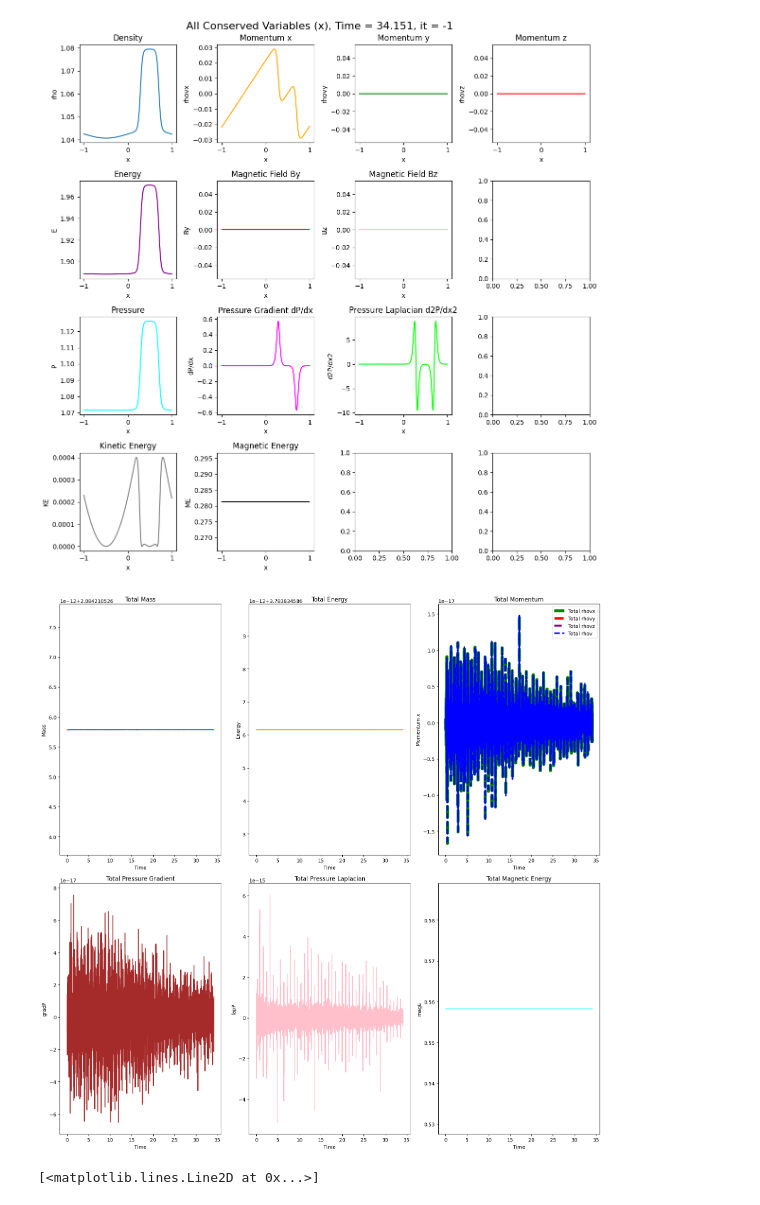
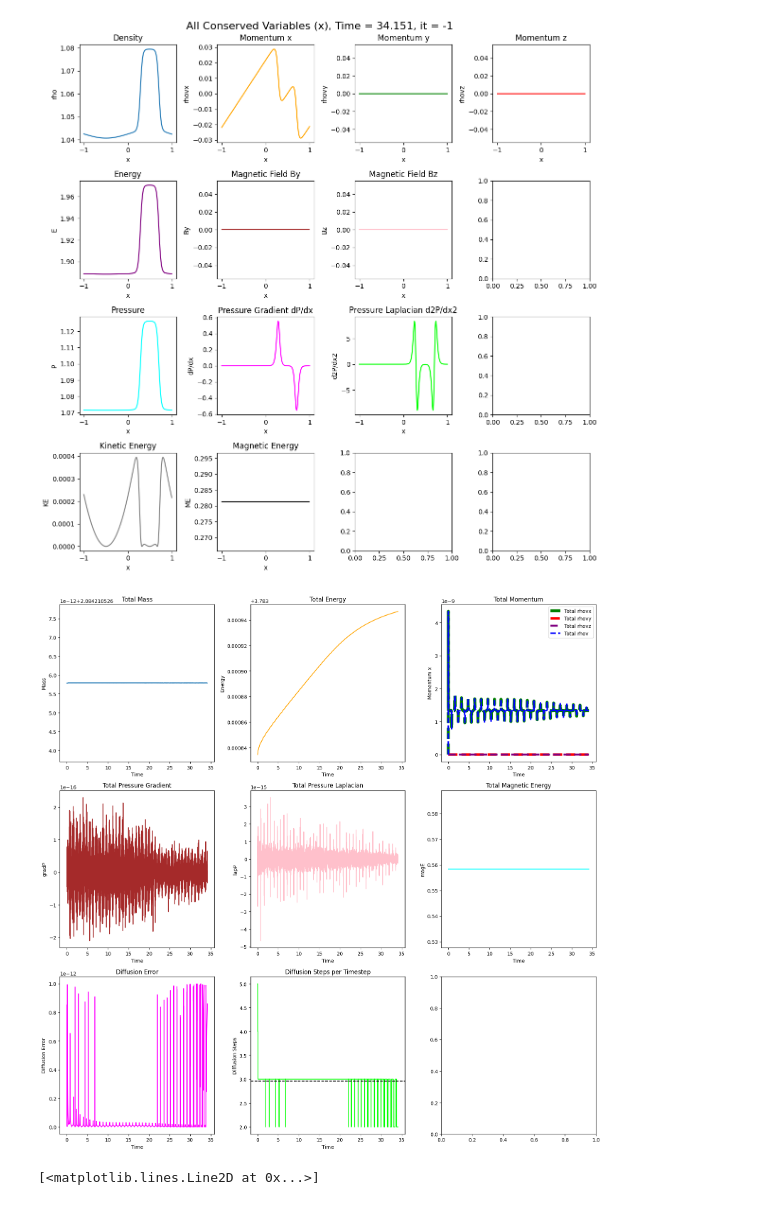
Before and after one commit to Jimbo-Coder/PyFluid, a Jupyter notebook: main_mhd.ipynb, the cells around one changed output. Drawn from its saved outputs; the diff is of its cells as text; code cells hidden in the pictures.

Commit message:
PyFluid: Viscosity

```diff
--- a/main_mhd.ipynb
+++ b/main_mhd.ipynb
@@ -63,6 +63,7 @@ class fluid1DMHD:
       self.diagvar = 9; #Diagnostic scalars total(mass, energy, rhovx, rhovy, rhovz, rhov, gradP, lapP, magE)
       self.diagnostics = np.zeros((self.nsteps+1,self.diagvar)) #diagnostic scalars storage
       self.alphaint = np.zeros(self.nxifs) #max wave speed at interfaces
+
       if self.ng == 2:
          #ng - 2 = 0
          self.outeri = None;
@@ -86,6 +87,22 @@ class fluid1DMHD:
       self.Bx = 0.75 #background magnetic field in x direction
       self.By0= 0.0
       self.Bz0 = 0.0
+      #Diffusion stuff
+      self.Uvect = np.copy(self.Uvec) #temporary conserved variable state vector
+      self.Auxvect = np.copy(self.Auxvec) #temporary aux variable state vector
+      self.difftol = 1e-12
+      self.nu = 0.01*self.dx*np.sqrt(self.cs20) #kinematic viscosity coefficient
+      self.mu = self.nu*self.rhob #dynamic viscosity coefficient
+      self.lam = -(2/3)*self.mu #second viscosity coefficient
+      self.eta = 1e-4
+      self.differr = 0.0
+      self.differrs = np.zeros(self.nsteps)
+      self.diffstep = 0
+      self.diffsteps = np.zeros(self.nsteps)
+      self.diffstepmax = 1e4
+      self.stress = np.zeros((3,self.nx)) #stress tensor t_xx, t_xy, t_xz
+      self.dx_stress = np.zeros((3,self.nx)) #x derivative of stress tensor
+
 
       #initialize conserved variables
       self.apply_ics()
@@ -105,6 +122,11 @@ class fluid1DMHD:
          self.calc_llfand_update()
          #BC's and aux variables
          self.sync_state()
+         #Diffusion step
+         self.diff_update()
+         #BC's and aux variables
+         self.sync_state()
+
          self.t += self.dt
          self.step += 1
          self.save_state(self.step)
@@ -167,6 +189,32 @@ class fluid1DMHD:
 
    def LRrecon_all(self):
          pass
+
+   def calc_stressdivstress(self,auxvecf,stressf,divstressf):
+      stressf[:,:] = self.mu*np.gradient(auxvecf[0:3,:],self.dx,axis=1) #stress tensor
+      stressf[0,:] += (self.lam + (1/3)*self.mu)*np.gradient(auxvecf[0,:],self.dx) #add normal stress to t_xx
+      divstressf[:,:] = np.gradient(stressf[:,:],self.dx,axis=1) #divergence of stress tensor
+
+   def calc_diff_iteration(self,uvec1,uvec2,dtf):
+      uvec2[1:4]= dtf*self.dx_stress + uvec1[1:4]
+      self.calc_aux(uvec2,self.Auxvect)
+      self.calc_stressdivstress(self.Auxvect,self.stress,self.dx_stress)
+      self.differr = np.sum(np.abs(uvec2[1:4] - dtf*self.dx_stress - uvec1[1:4])) / np.sum(np.abs(uvec2[1:4])) #Relative convergence error
+
+   def diff_update(self):
+      self.Uvect = np.copy(self.Uvec)
+      self.calc_aux(self.Uvect,self.Auxvect)
+      self.calc_stressdivstress(self.Auxvect,self.stress,self.dx_stress)
+      self.calc_diff_iteration(self.Uvec,self.Uvect,self.dt)
+      self.diffstep = 1
+      while (self.differr > self.difftol) & (self.diffstep < self.diffstepmax):
+          self.calc_diff_iteration(self.Uvec, self.Uvect, self.dt)
+          self.diffstep += 1
+      self.Uvec = self.Uvect.copy()
+      self.Uvec[4,:] += -self.dt*np.sum(self.Auxvect[0:3,:]*self.dx_stress[:,:],axis=0) #update energy with viscous heating
+      self.Uvec[4,:] += self.eta*self.dt*np.square(np.gradient(self.Uvec[5:7,:],self.dx,axis=1)).sum(axis=0) #update energy with resistive heating
+      self.differrs[self.step] = self.differr
+      self.diffsteps[self.step] = self.diffstep
 
    def calc_dt(self):
       self.dt = self.cflr*self.dx/np.max(np.sqrt(self.Auxvec[11,:])) #dt from CFL condition
@@ -304,7 +352,7 @@ class fluid1DMHD:
       plt.tight_layout()
 
    def plot_diagnostics(self):
-      fig,axs = plt.subplots(2,3,figsize=(16,16))
+      fig,axs = plt.subplots(3,3,figsize=(16,16))
       #Total Mass
       axs[0,0].plot(self.ts,self.diagnostics[:,0],label='Total Mass')
       axs[0,0].set_title('Total Mass')
@@ -333,35 +381,48 @@ class fluid1DMHD:
       axs[1,0].set_title('Total Pressure Gradient')
       axs[1,0].set_xlabel('Time')
       axs[1,0].set_ylabel('gradP')
       #Total lapP
       axs[1,1].plot(self.ts,self.diagnostics[:,7],label='Total lapP',color='pink')
       axs[1,1].set_title('Total Pressure Laplacian')
       axs[1,1].set_xlabel('Time')
       axs[1,1].set_ylabel('lapP')
       #Total magE
       axs[1,2].plot(self.ts,self.diagnostics[:,8],label='Total magE',color='cyan')
       axs[1,2].set_title('Total Magnetic Energy')
       axs[1,2].set_xlabel('Time')
       axs[1,2].set_ylabel('magE')
+      #Diffusion error
+      axs[2,0].plot(self.ts[1:],self.differrs[:],label='Diffusion Error',color='magenta')
+      axs[2,0].set_title('Diffusion Error')
+      axs[2,0].set_xlabel('Time')
+      axs[2,0].set_ylabel('Diffusion Error')
+      #Diffusion steps
+      meansteps = self.diffsteps.mean();
+      axs[2,1].plot(self.ts[1:],self.diffsteps[:],label='Diffusion Steps',color='lime')
+      axs[2,1].axhline(meansteps,color='black',ls='--',label=f'Mean Steps = {meansteps:.1f}')
+      axs[2,1].set_title('Diffusion Steps per Timestep')
+      axs[2,1].set_xlabel('Time')
+      axs[2,1].set_ylabel('Diffusion Steps')
+
       plt.tight_layout()
 
 #Simulation parameters
 x0 = -1.0; x1 = 1.0; nx= 400;
 #Initial conditions, 0 = sod shock, 1 = square pulse, 2 = gaussian pulse, 3 = wave
 ici = 0;
 #Boundary conditions, 0 = periodic, 1 = outflow, 2 = reflective
 bci = np.array([0,0]);
 #Limiteri
 limi = 0; #0 = minmod, 1 = superbee, 2 = Van-Leer, 3= MC
 
 
 Nsteps = 1e4;
 state = fluid1DMHD(x0,x1,nx,ici,bci,Nsteps,limi);
 state.plot_all(-1)
 state.plot_diagnostics()
 # %% [output]
-[figure, old version]
+[figure, new version]
-[figure, old version]
+[figure, new version]
 # %%
 #it = 0
 it +=10
```
